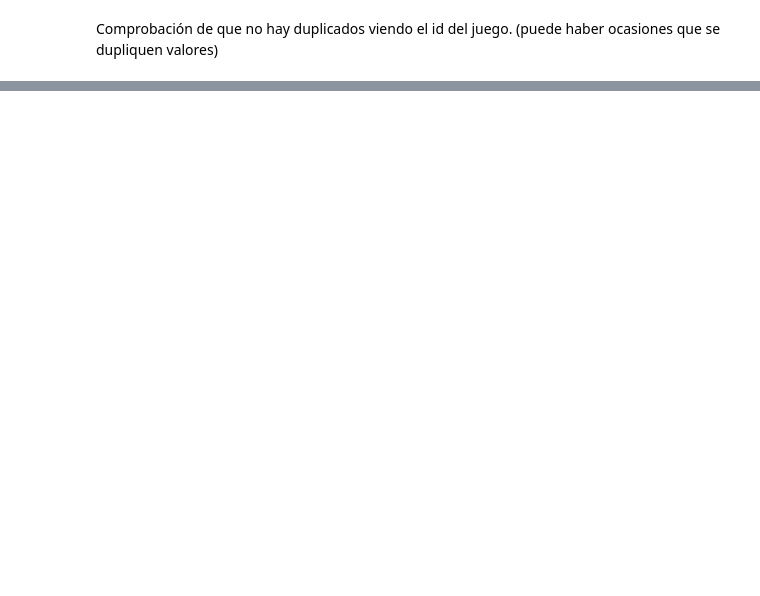
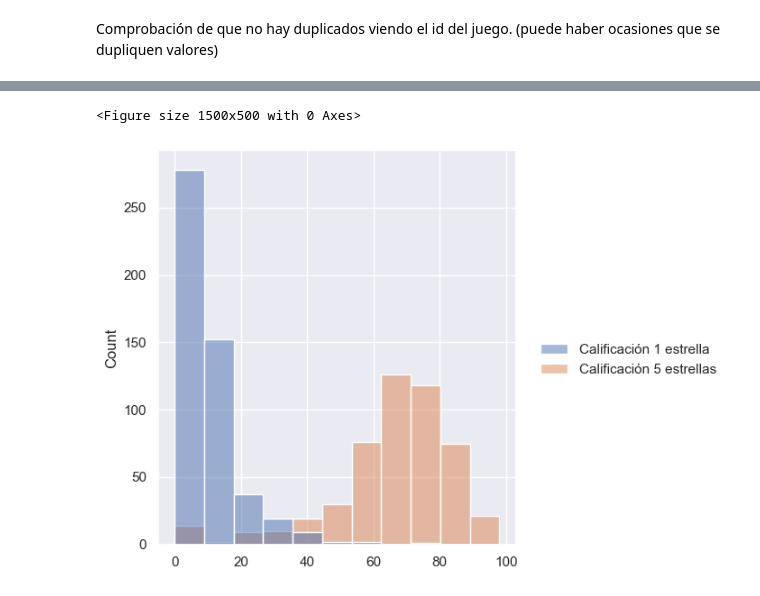
Before and after one commit to svalencia-romero/GamePriceTracker, a Jupyter notebook: notebooks/webscrapp_BBDD_prueba.ipynb, the cells around one changed output, grey strips where cells are left out. Saved outputs shown, nothing was run; the diff lists cells and outputs as text; code cells hidden in the pictures; blank space fills up the shorter version.

```diff
--- a/notebooks/app_pruebas.ipynb
+++ b/notebooks/webscrapp_BBDD_prueba.ipynb
@@ -1644,3 +1660,5 @@ df_juegos
 500 rows × 19 columns
 # %%
 df_juegos.to_csv("../csv_s/csv_prueba_500_conv.csv",index=False)
+# %%
+df_juegos = pd.read_csv("../csv_s/csv_prueba_500_conv.csv" )
@@ -1646,0 +1702,2 @@ df_juegos.to_csv("../csv_s/csv_prueba_500_conv.csv",index=False)
+# %%
+cal_per_game = df_juegos.groupby("Titulo")[["Calificación PSN","Calificación 5 estrellas","Calificación 1 estrella"]].mean().sort_values(by=["Calificación PSN","Calificación 5 estrellas","Calificación 1 estrella"],ascending=False)
@@ -1646,0 +1721,7 @@ df_juegos.to_csv("../csv_s/csv_prueba_500_conv.csv",index=False)
+# %%
+plt.figure(figsize=(15,5))
+sns.set_theme(style="darkgrid")
+sns.pltplot(cal_per_game[["Calificación 1 estrella","Calificación 5 estrellas"]]);
+# %% [output]
+<Figure size 1500x500 with 0 Axes>
+[figure, added]
```
Also changed, not shown: parts of 21 cells of this notebook, 6 other files.
